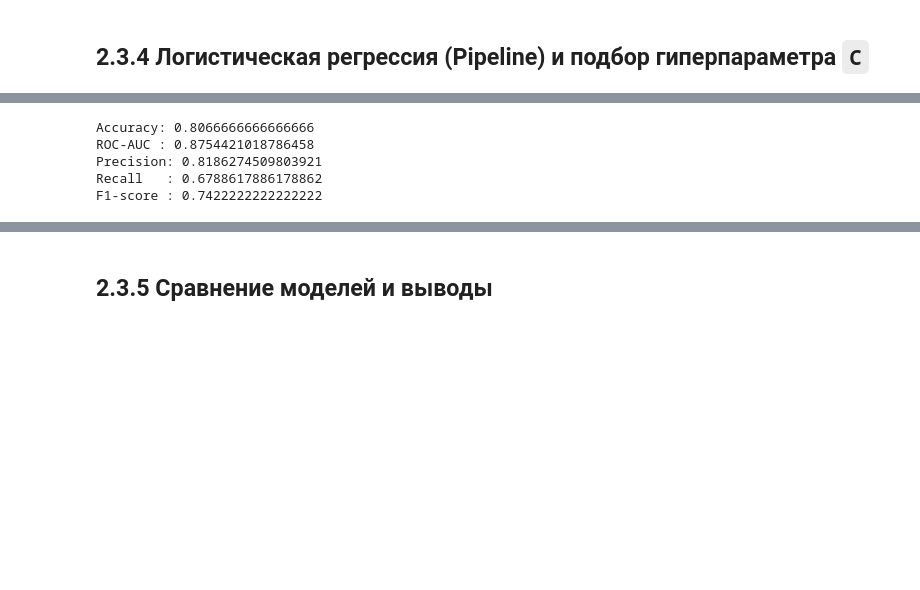
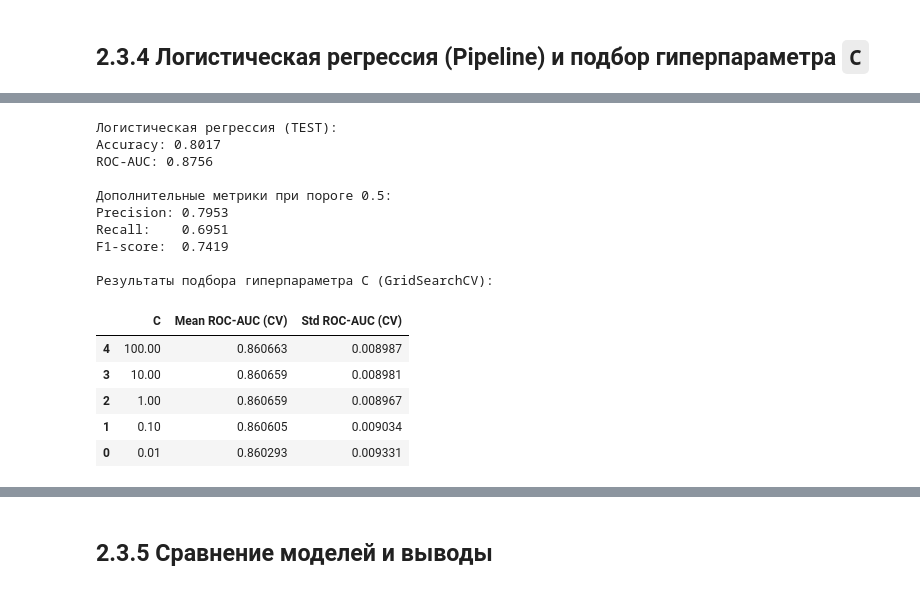
Before and after one commit to Allureeee/allure-aie-lab, a Jupyter notebook: homeworks/HW05/HW05.ipynb, the cells around one changed output, grey strips where cells are left out. Cells and saved outputs as stored; diff of their text form; code cells hidden in the pictures; blank space fills up the shorter version.

```diff
--- a/homeworks/HW05/HW05.ipynb
+++ b/homeworks/HW05/HW05.ipynb
@@ -429,27 +421,47 @@ Best C: 0.01 | Best val ROC-AUC: 0.8756
 # %%
-# Обучаем лучшую модель на полном train и оцениваем на test
-pipe.set_params(logreg__C=best_C)
-pipe.fit(X_train, y_train)
+# Предсказания на тесте с лучшей моделью
+y_pred_lr = best_pipe.predict(X_test)
+y_proba_lr = best_pipe.predict_proba(X_test)[:, 1]
 
-y_pred_lr = pipe.predict(X_test)
-y_proba_lr = pipe.predict_proba(X_test)[:, 1]
+# Метрики на тесте
+acc_lr = accuracy_score(y_test, y_pred_lr)
+roc_auc_lr = roc_auc_score(y_test, y_proba_lr)
 
-lr_acc = accuracy_score(y_test, y_pred_lr)
-lr_auc = roc_auc_score(y_test, y_proba_lr)
+print("\nЛогистическая регрессия (TEST):")
+print(f"Accuracy: {acc_lr:.4f}")
+print(f"ROC-AUC: {roc_auc_lr:.4f}")
 
-print("Accuracy:", lr_acc)
-print("ROC-AUC :", lr_auc)
+# Дополнительные метрики (precision, recall, f1)
+print("\nДополнительные метрики при пороге 0.5:")
+y_pred_thr = (y_proba_lr >= 0.5).astype(int)
+print(f"Precision: {precision_score(y_test, y_pred_thr):.4f}")
+print(f"Recall:    {recall_score(y_test, y_pred_thr):.4f}")
+print(f"F1-score:  {f1_score(y_test, y_pred_thr):.4f}")
 
-# дополнительные метрики (опционально, но полезно)
-print("Precision:", precision_score(y_test, y_pred_lr))
-print("Recall   :", recall_score(y_test, y_pred_lr))
-print("F1-score :", f1_score(y_test, y_pred_lr))
+# Таблица результатов подбора C (для демонстрации перебора)
+results_df = pd.DataFrame(grid_search.cv_results_)
+results_df = results_df[['param_logreg__C', 'mean_test_score', 'std_test_score']]
+results_df.columns = ['C', 'Mean ROC-AUC (CV)', 'Std ROC-AUC (CV)']
+results_df = results_df.sort_values('Mean ROC-AUC (CV)', ascending=False)
+print("\nРезультаты подбора гиперпараметра C (GridSearchCV):")
+display(results_df)
 # %% [output]
-Accuracy: 0.8066666666666666
-ROC-AUC : 0.8754421018786458
-Precision: 0.8186274509803921
-Recall   : 0.6788617886178862
-F1-score : 0.7422222222222222
+Логистическая регрессия (TEST):
+Accuracy: 0.8017
+ROC-AUC: 0.8756
+
+Дополнительные метрики при пороге 0.5:
+Precision: 0.7953
+Recall:    0.6951
+F1-score:  0.7419
+
+Результаты подбора гиперпараметра C (GridSearchCV):
+|  | C | Mean ROC-AUC (CV) | Std ROC-AUC (CV) |
+| 4 | 100.00 | 0.860663 | 0.008987 |
+| 3 | 10.00 | 0.860659 | 0.008981 |
+| 2 | 1.00 | 0.860659 | 0.008967 |
+| 1 | 0.10 | 0.860605 | 0.009034 |
+| 0 | 0.01 | 0.860293 | 0.009331 |
 # %%
 # ROC curve + сохранение в figures/
 fpr, tpr, _ = roc_curve(y_test, y_proba_lr)
```
Also changed, not shown: parts of 11 cells of this notebook, 2 other files.
